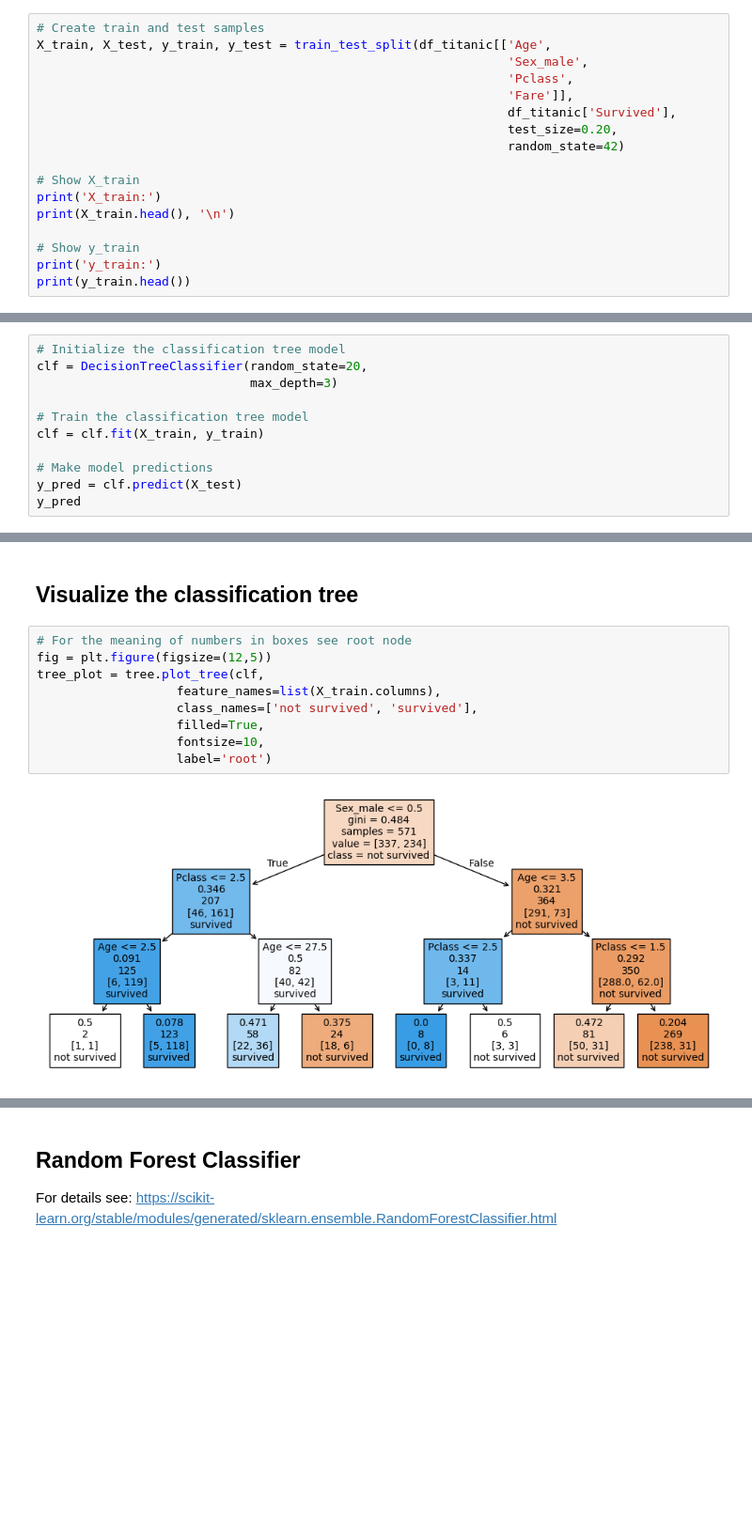
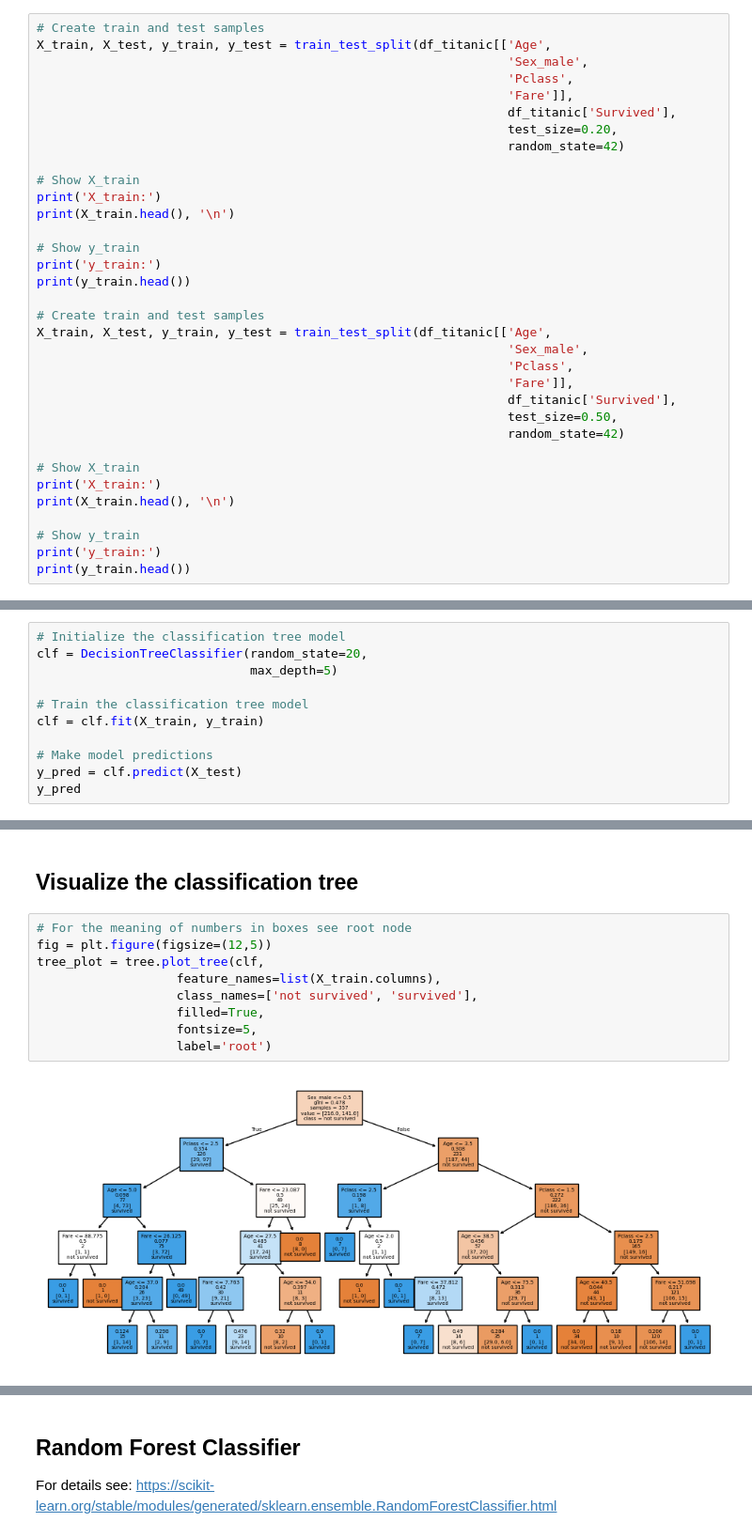
Before and after one commit to kitty365/data_analytics, a Jupyter notebook: Week_09/classification_analysis_titanic.ipynb, the cells around one changed output, grey strips where cells are left out. Shown: that part at 94% size. Drawn from its saved outputs; the diff is of its cells as text; blank space fills up the shorter version.

```diff
--- a/Week_09/classification_analysis_titanic.ipynb
+++ b/Week_09/classification_analysis_titanic.ipynb
@@ -177,6 +177,23 @@ print(X_train.head(), '\n')
 # Show y_train
 print('y_train:')
 print(y_train.head())
+
+# Create train and test samples
+X_train, X_test, y_train, y_test = train_test_split(df_titanic[['Age',
+                                                                'Sex_male',
+                                                                'Pclass',
+                                                                'Fare']],
+                                                                df_titanic['Survived'],
+                                                                test_size=0.50,
+                                                                random_state=42)
+
+# Show X_train
+print('X_train:')
+print(X_train.head(), '\n')
+
+# Show y_train
+print('y_train:')
+print(y_train.head())
 # %% [output]
 X_train:
       Age  Sex_male  Pclass     Fare
@@ -198,7 +228,7 @@ Name: Survived, dtype: int64
 # %%
 # Initialize the classification tree model
 clf = DecisionTreeClassifier(random_state=20,
-                             max_depth=3)
+                             max_depth=5)
 
 # Train the classification tree model
 clf = clf.fit(X_train, y_train)
@@ -270,11 +310,11 @@ print(text_rep)
 # %%
 # For the meaning of numbers in boxes see root node
 fig = plt.figure(figsize=(12,5))
 tree_plot = tree.plot_tree(clf,
                    feature_names=list(X_train.columns),
                    class_names=['not survived', 'survived'],
                    filled=True,
-                   fontsize=10,
+                   fontsize=5,
                    label='root')
 # %% [output]
-[figure, old version]
+[figure, new version]
```
Also changed, not shown: parts of 14 cells of this notebook, 3 other files.
